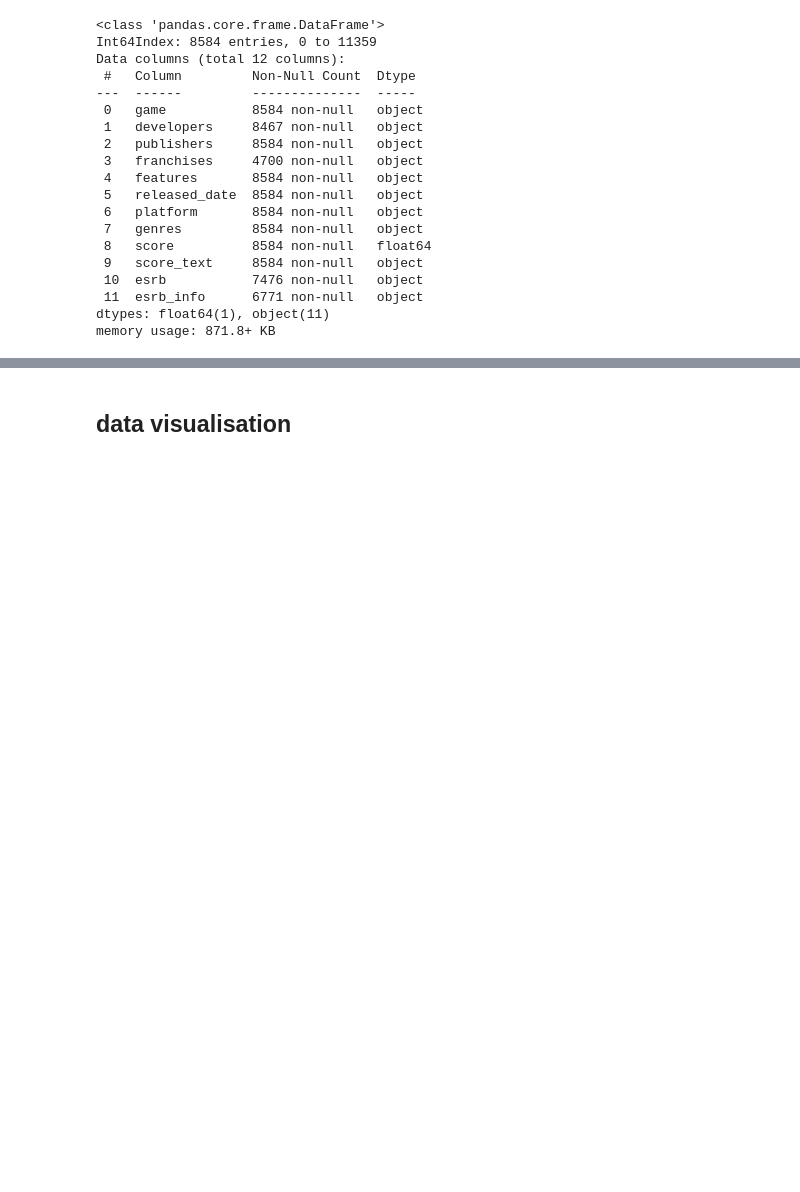
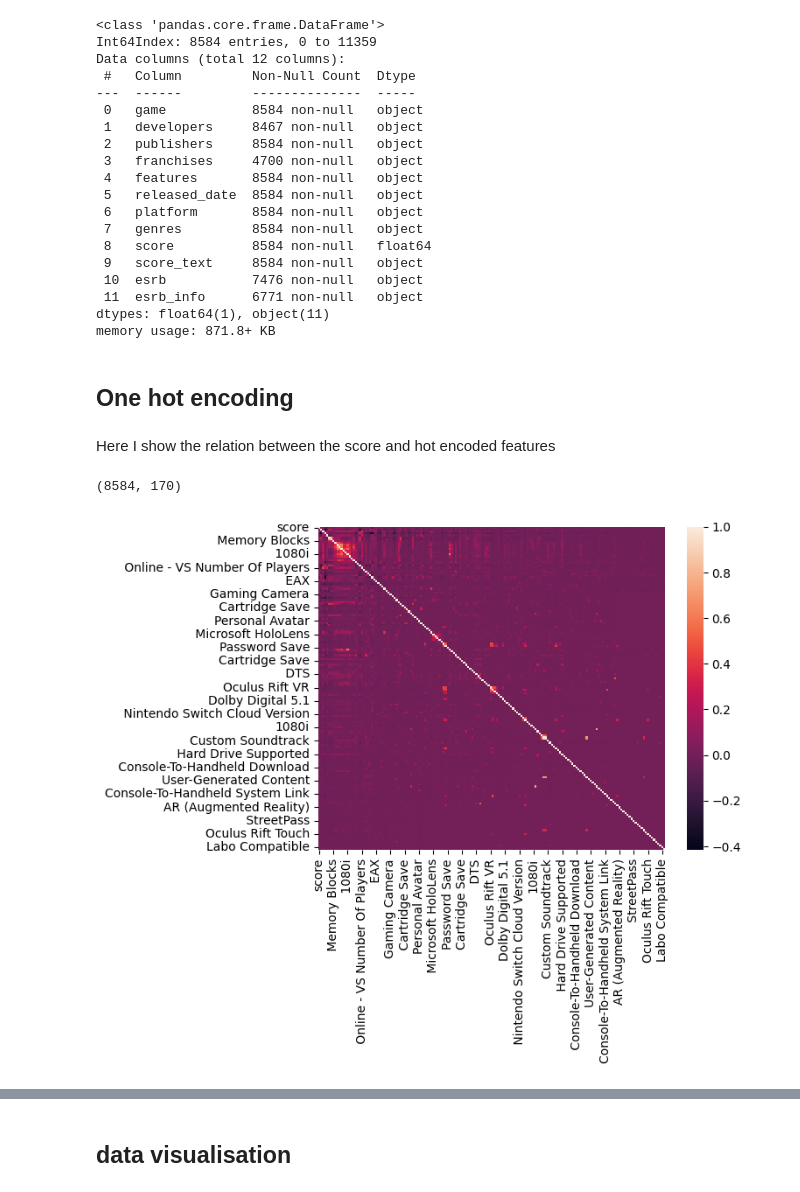
Before and after one commit to CoenBeemer/AI, a Jupyter notebook: src/ai.ipynb, the cells around one changed output, grey strips where cells are left out. Saved outputs shown, nothing was run; the diff lists cells and outputs as text; code cells hidden in the pictures; blank space fills up the shorter version.

```diff
--- a/src/ai.ipynb
+++ b/src/ai.ipynb
@@ -108,6 +109,11 @@ dfRelevant["esrb_f"] = dfScore["esrb"].astype("category").cat.codes
 dfRelevant["score_text_f"] = dfGenres["score_text"].astype("category").cat.codes
 dfRelevant["franchises_f"] = dfScore["franchises"].astype("category").cat.codes
 #converting from string to categories and then converting those categoties to numbers
+# %% [markdown]
+## One hot encoding
+# %%
+dfHotFeatures = pd.DataFrame()
+dfHotFeatures['score'] = dfScore['score']
 # %%
 for row in dfScore.features:
          if (row):
@@ -118,4 +124,18 @@ for row in dfScore.features:
                     feature = feature.replace('[', "")
                     feature = feature.replace(']', "")
                     dfRelevant.loc[dfFeatures['features'] == row, feature] = 1
-                    # dfFeatures[feature].fillna(0)
+                    dfHotFeatures.loc[dfFeatures['features'] == row, feature] = 1
+# %% [markdown]
+Here I show the relation between the score and hot encoded features
+# %%
+print(dfHotFeatures.shape)
+dfHotFeatures = dfHotFeatures.fillna(0)
+columns = dfRelevant.shape[1]
+
+dfTemp = dfHotFeatures
+corr_matrix = dfTemp.corr()
+sn.heatmap(corr_matrix, annot=False)
+plt.show()
+# %% [output]
+(8584, 170)
+[figure, added]
```
Also changed, not shown: parts of 21 cells of this notebook, 2 other files.
